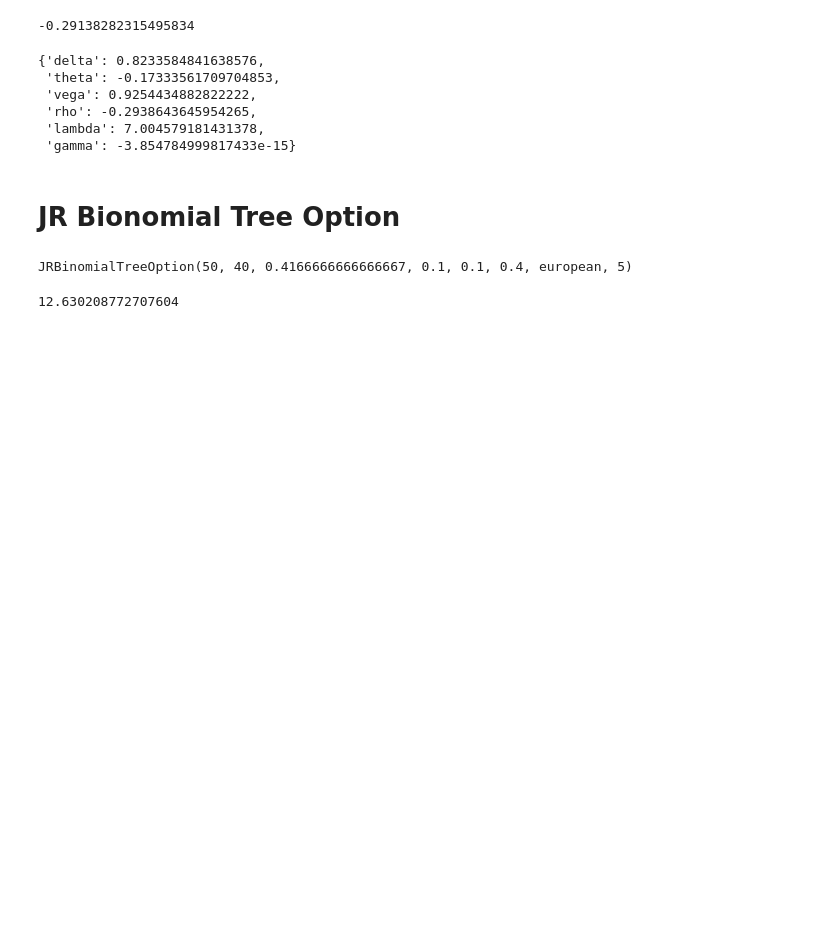
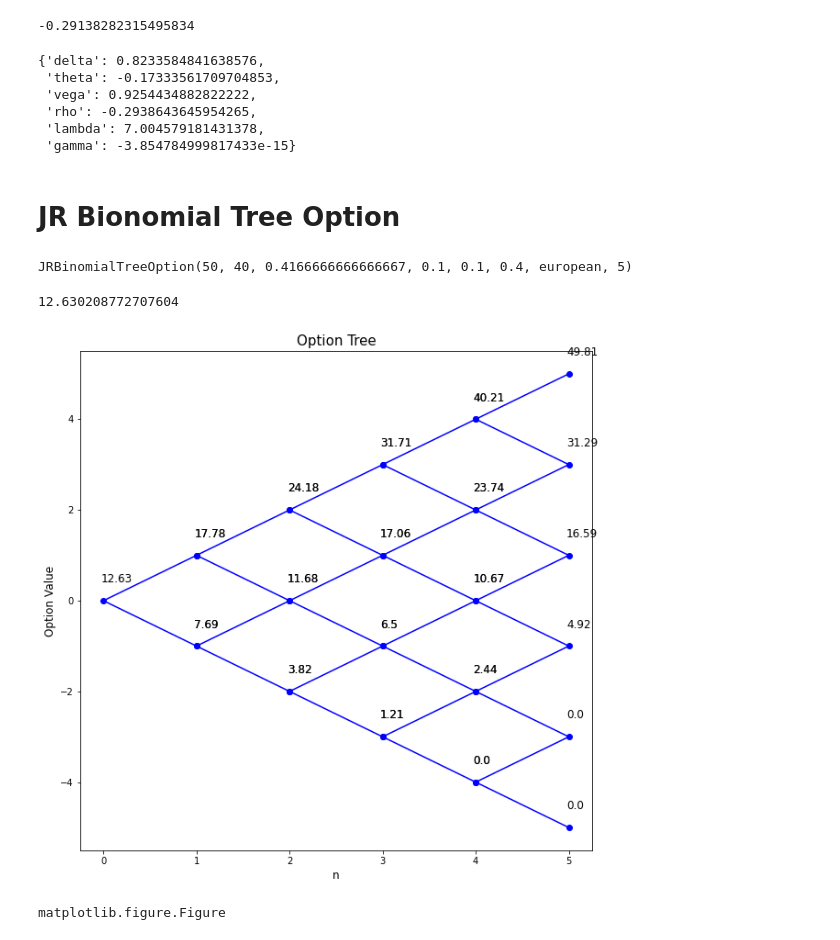
Before and after one commit to bbcho/finoptions-dev, a Jupyter notebook: notebooks/3_Bionomial.ipynb, the cells around one changed output. Cells and saved outputs as stored; diff of their text form; code cells hidden in the pictures; blank space fills up the shorter version.

```diff
--- a/notebooks/3_Bionomial.ipynb
+++ b/notebooks/3_Bionomial.ipynb
@@ -102,3 +128,11 @@ JRBinomialTreeOption(50, 40, 0.4166666666666667, 0.1, 0.1, 0.4, european, 5)
 jropt.call()
 # %% [output]
 12.630208772707604
+# %%
+fig = jropt.plot(call=True, figsize=(10,10));
+# %% [output]
+[figure, added]
+# %%
+type(fig)
+# %% [output]
+matplotlib.figure.Figure
```
Also changed, not shown: parts of 7 cells of this notebook, 3 other files.
